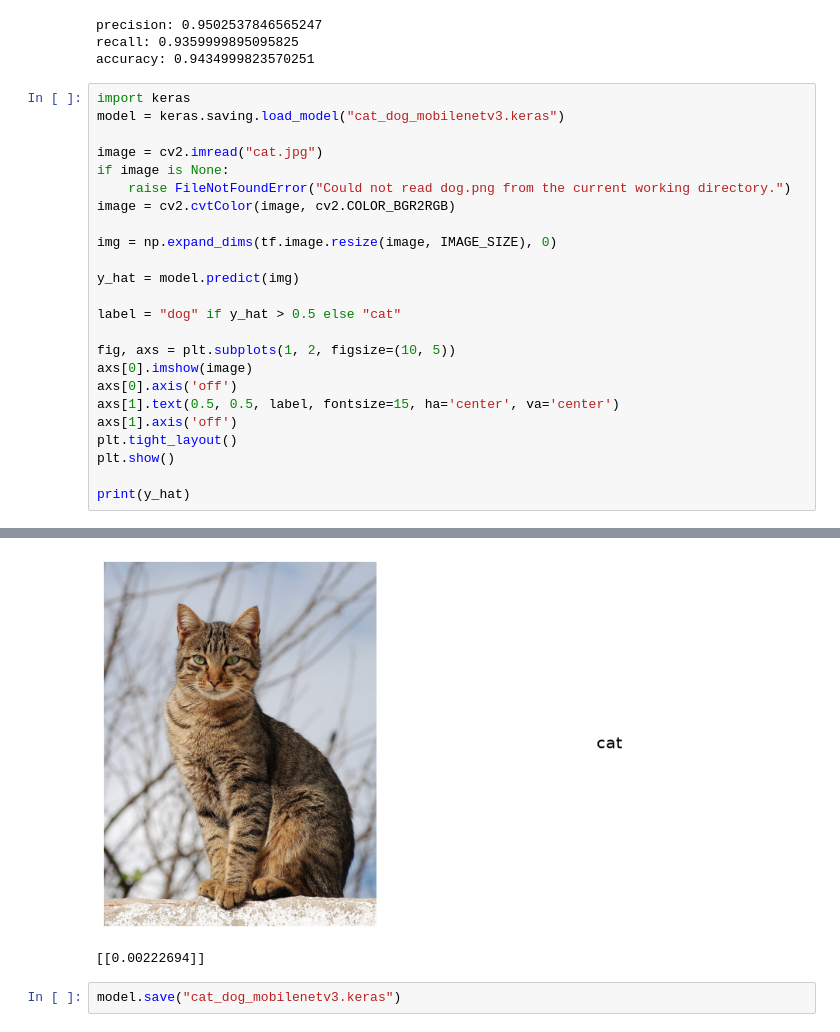
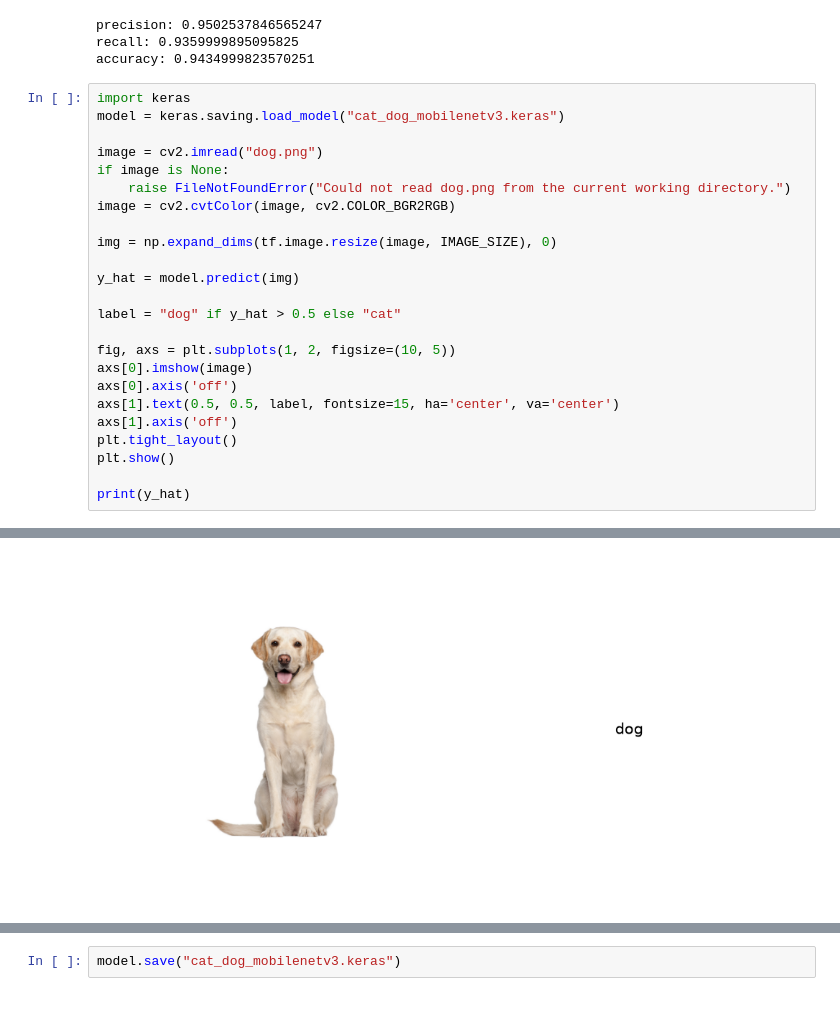
Before and after one commit to freddmejia/classification_cat_dogs, a Jupyter notebook: CatDogClassifier TransferLearning.ipynb, the cells around one changed output, grey strips where cells are left out. Drawn from its saved outputs; the diff is of its cells as text.

```diff
--- a/CatDogClassifier TransferLearning.ipynb
+++ b/CatDogClassifier TransferLearning.ipynb
@@ -476,7 +476,7 @@ accuracy: 0.9434999823570251
 import keras
 model = keras.saving.load_model("cat_dog_mobilenetv3.keras")
 
-image = cv2.imread("cat.jpg")
+image = cv2.imread("dog.png")
 if image is None:
     raise FileNotFoundError("Could not read dog.png from the current working directory.")
 image = cv2.cvtColor(image, cv2.COLOR_BGR2RGB)
@@ -500,0 +501 @@ E0000 00:00:1789325185.748928     207 cuda_timer.cc:87] Delay kernel timed out:
+[figure, new version]
@@ -502,5 +503,3 @@ E0000 00:00:1789325185.748928     207 cuda_timer.cc:87] Delay kernel timed out:
-[figure, old version]
-[[0.00222694]]
 # %%
 model.save("cat_dog_mobilenetv3.keras")
 # %%
```
Also changed, not shown: parts of 1 cell of this notebook, 10 other files.
